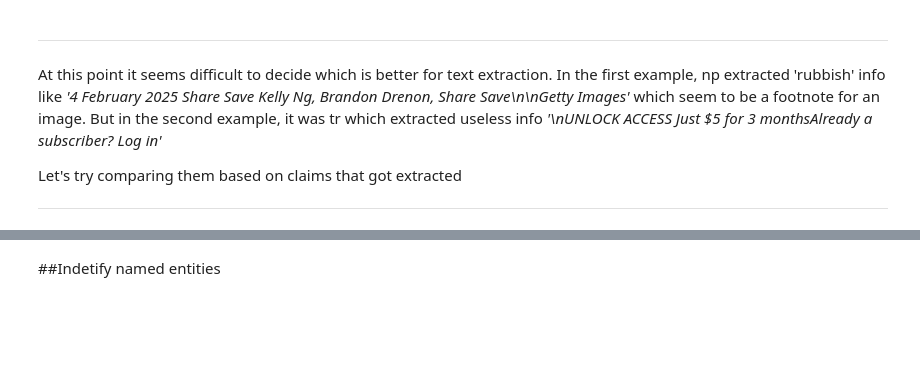
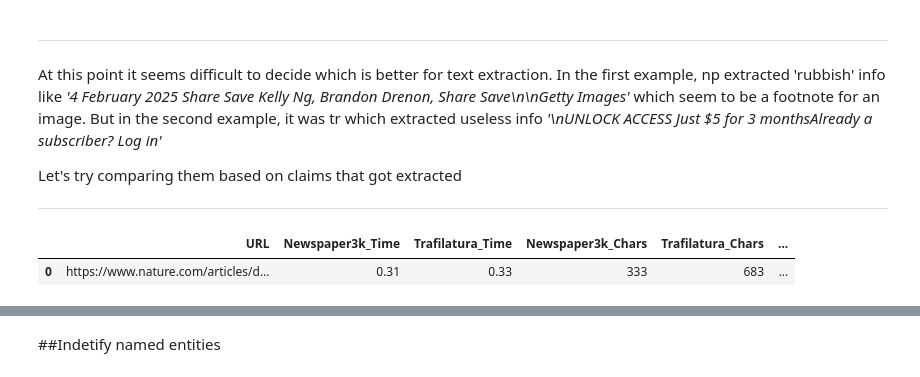
Before and after one commit to szezlong/Articles_Evaluation, a Jupyter notebook: AI_Detection_Expansion.ipynb, the cells around one changed output, grey strips where cells are left out. Drawn from its saved outputs; the diff is of its cells as text; code cells hidden in the pictures; blank space fills up the shorter version.

```diff
--- a/AI_Detection_Expansion.ipynb
+++ b/AI_Detection_Expansion.ipynb
@@ -657,3 +639,38 @@ def scrape_text_trafilatura(url):
+# %%
+def scrape_text_newspaper3k(url):
+  session = requests.Session()
+  headers = {
+        "User-Agent": "Mozilla/5.0 (Windows NT 10.0; Win64; x64)",
+        "Accept-Language": "en-US,en;q=0.9",
+  }
+  try:
+    response = session.get(url, headers=headers, timeout=10)
+    if response.status_code == 200:
+      article = Article(url)
+      article.set_html(response.text)   # Use our session-fetched HTML
+      article.parse()
+      return article.text.strip(), response.elapsed.total_seconds()
+    else:
+      return (f"Newspaper fetch failed, status: {response.status}", response.elapsed.total_seconds())
+  except Exception as e:
+    return (f"Newspaper error on: {e}", 0)
+# %%
+def scrape_text_trafilatura(url):
+  session = requests.Session()
+  headers = {
+      "User-Agent": "Mozilla/5.0 (Windows NT 10.0; Win64; x64)",
+      "Accept-Language": "en-US,en;q=0.9",
+  }
+
+  try:
+    response = session.get(url, headers=headers, timeout=10)
+    if response.status_code == 200:
+      text = trafilatura.extract(response.text)
+      return text if text else "", response.elapsed.total_seconds()
+    else:
+      return (f"[trafilatura] fetch failed, status: {response.status_code}", response.elapsed.total_seconds())
+  except Exception as e:
+    return (f"[trafilatura] error on: {e}", 0)
 # %%
 def compare_texts(text1, text2):
     diff = difflib.ndiff(text1.split(), text2.split())
@@ -712,3 +729,12 @@ At this point it seems difficult to decide which is better for text extraction.
 Let's try comparing them based on claims that got extracted
 
 ---
+# %%
+pd.set_option('display.max_colwidth', None)
+pd.set_option('display.max_rows', None)
+
+test_1 = compare_np_tr(test_url)
+test_1
+# %% [output]
+|  | URL | Newspaper3k_Time | Trafilatura_Time | Newspaper3k_Chars | Trafilatura_Chars | ... |
+| 0 | https://www.nature.com/articles/d... | 0.31 | 0.33 | 333 | 683 | ... |
```
Also changed, not shown: parts of 19 cells of this notebook.
